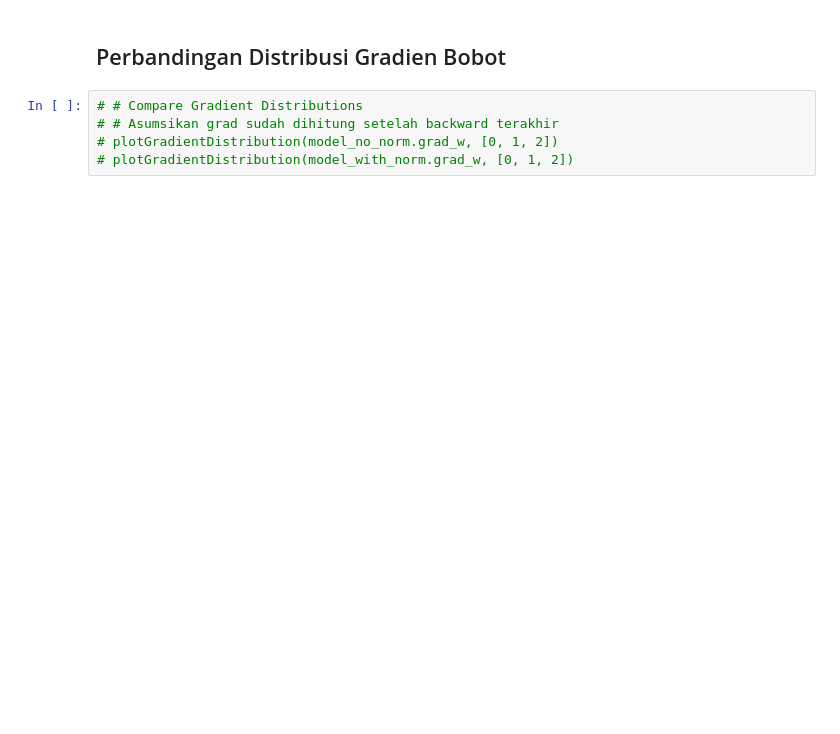
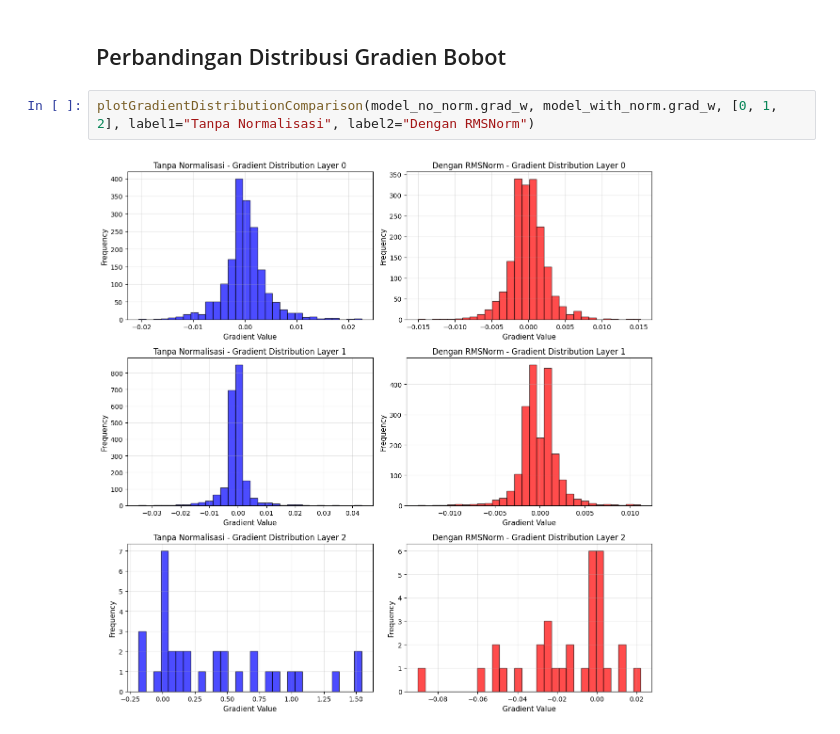
Before and after one commit to TKurr/feed-forward-neural-network, a Jupyter notebook: notebooks/3-eksperimen-normalisasi.ipynb, the cells around one changed output. Saved outputs shown, nothing was run; the diff lists cells and outputs as text; blank space fills up the shorter version.

```diff
--- a/notebooks/3-eksperimen-normalisasi.ipynb
+++ b/notebooks/3-eksperimen-normalisasi.ipynb
@@ -230,7 +224,6 @@ plotTrainingHistory(history_with_norm)
 # %% [markdown]
 ## Perbandingan Distribusi Gradien Bobot
 # %%
-# # Compare Gradient Distributions
-# # Asumsikan grad sudah dihitung setelah backward terakhir
-# plotGradientDistribution(model_no_norm.grad_w, [0, 1, 2])
-# plotGradientDistribution(model_with_norm.grad_w, [0, 1, 2])
+plotGradientDistributionComparison(model_no_norm.grad_w, model_with_norm.grad_w, [0, 1, 2], label1="Tanpa Normalisasi", label2="Dengan RMSNorm")
+# %% [output]
+[figure, added]
```
Also changed, not shown: parts of 8 cells of this notebook, 1 other file.
